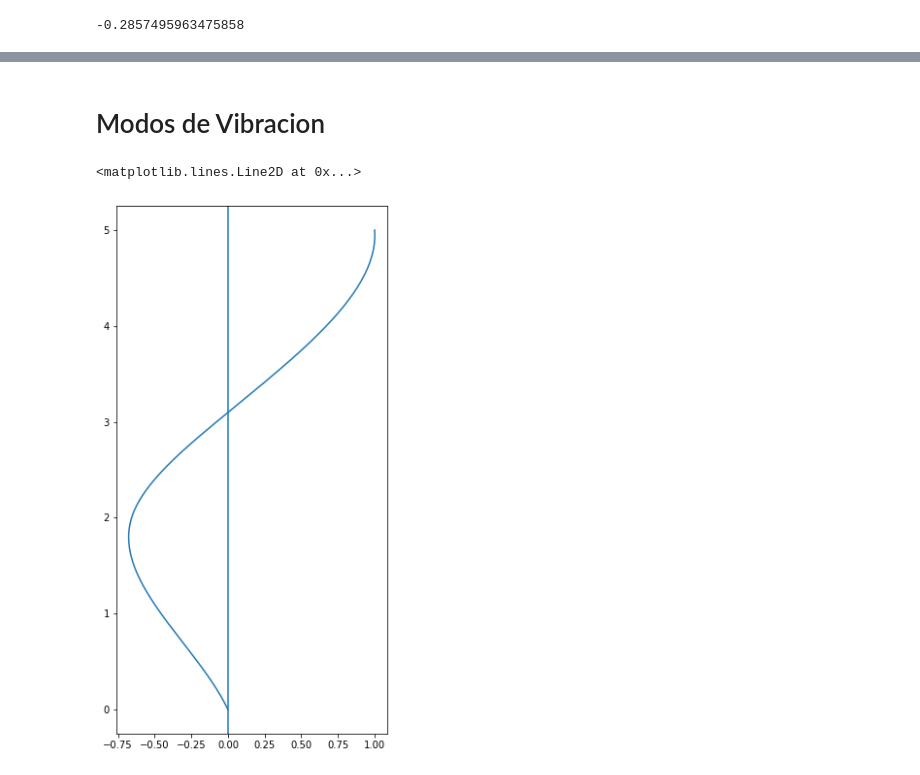
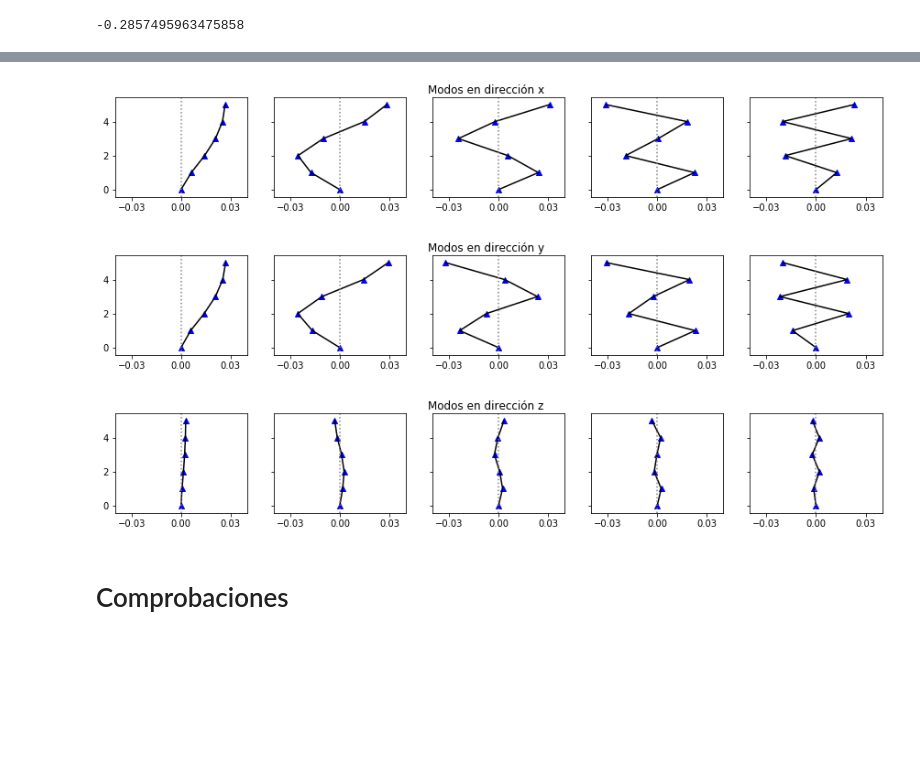
Before and after one commit to dparraho/Sismorresistente, a Jupyter notebook: Edificio.ipynb, the cells around one changed output, grey strips where cells are left out. Cells and saved outputs as stored; diff of their text form; code cells hidden in the pictures; blank space fills up the shorter version.

```diff
--- a/Edificio.ipynb
+++ b/Edificio.ipynb
@@ -414,5 +512,33 @@ for i in range(len(phi)):
+# %%
+dir_dic = {'x':0, 'y':1, 'z':2}
+def plot_modos(direccion):
+    algin = pd.DataFrame(phi).loc[:, list(range(dir_dic[direccion], 15, 3))]
+    algin[algin.round(5)==0] = np.nan
+    f, ax = plt.subplots(1, 5, figsize=(15, 2), sharey=True)
+    for idx, mode in enumerate(algin.dropna().columns):
+        x = np.r_[[0], algin.dropna()[mode].values[::-1]]
+        y = range(len(algin.dropna())+1)
+        y_smooth = np.linspace(0, self.pisos, 60)
+        x_smooth = scipy.interpolate.interp1d(y, x, kind='cubic')
+        #ax[idx].plot(x_smooth(y_smooth), y_smooth, c='k')
+        ax[idx].plot(x, y, c='k')
+        ax[idx].axvline(0, color='gray', ls=':')
+        ax[idx].set_xlim([-0.04, 0.04])
+        ax[idx].set_xticks([-0.03,0,  0.03])
+        ax[idx].scatter(x, y, marker='^', c='b')
+    f.suptitle('Modos en dirección %s'%direccion)
+    return
+
+plot_modos('x')
+plot_modos('y')
+plot_modos('z')
+plt.savefig('Modos.pdf', dpi=300, bbox_inches='tight')
+# %% [output]
+[figure, added]
+[figure, added]
+[figure, added]
+# %% [markdown]
+# Comprobaciones
 # %%
 self.comprobacion1 = pd.DataFrame(phi.T .dot(self.masa).dot(phi).round(5))
 self.comprobacion2 = pd.DataFrame(phi.T .dot(self.rigidez.astype(float)).dot(phi))
-# %% [markdown]
-# Modos de Vibracion
@@ -421,18 +544,0 @@ import scipy.interpolate
-# %%
-# en x
-modo = 2
-dire = 'x'
-dir_dic = dict(zip(('x', 'y', 'z'), (0,1, 2)))
-x = phi[:, dir_dic[dire]+3*(modo-1)][list(range(dir_dic[dire], len(phi), 3))]
-x = np.r_[[0], 1/x[0]*x[::-1]]
-y = list(range(self.pisos+1))
-y_smooth = np.linspace(0, self.pisos, 200)
-x_smooth = scipy.interpolate.interp1d(y, x, kind='cubic')
-
-
-plt.figure(figsize=(5, 10))
-plt.plot(x_smooth(y_smooth), y_smooth)
-plt.axvline(0)
-# %% [output]
-<matplotlib.lines.Line2D at 0x...>
-[figure, removed]
```
Also changed, not shown: parts of 114 cells of this notebook, 2 other files.
